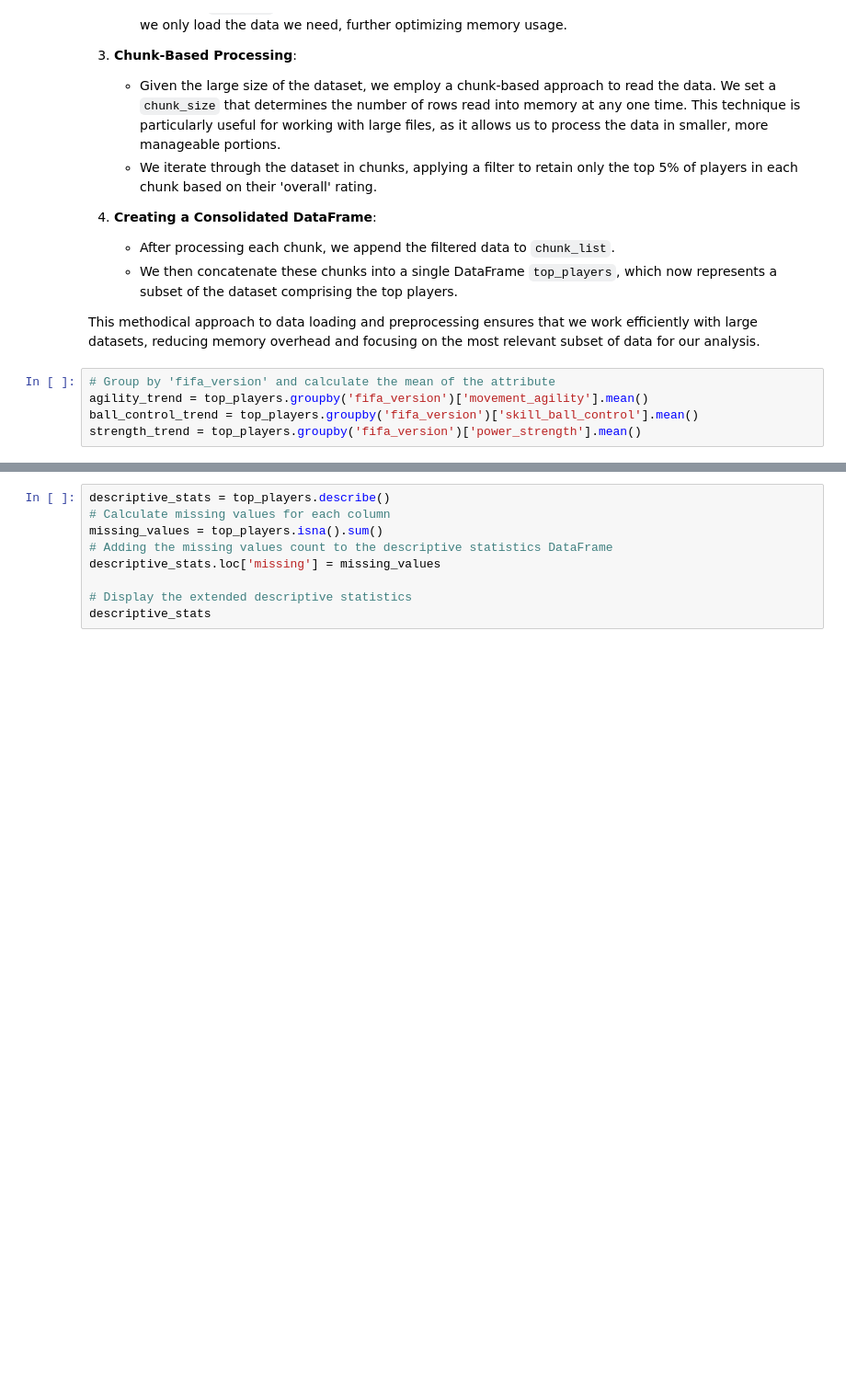
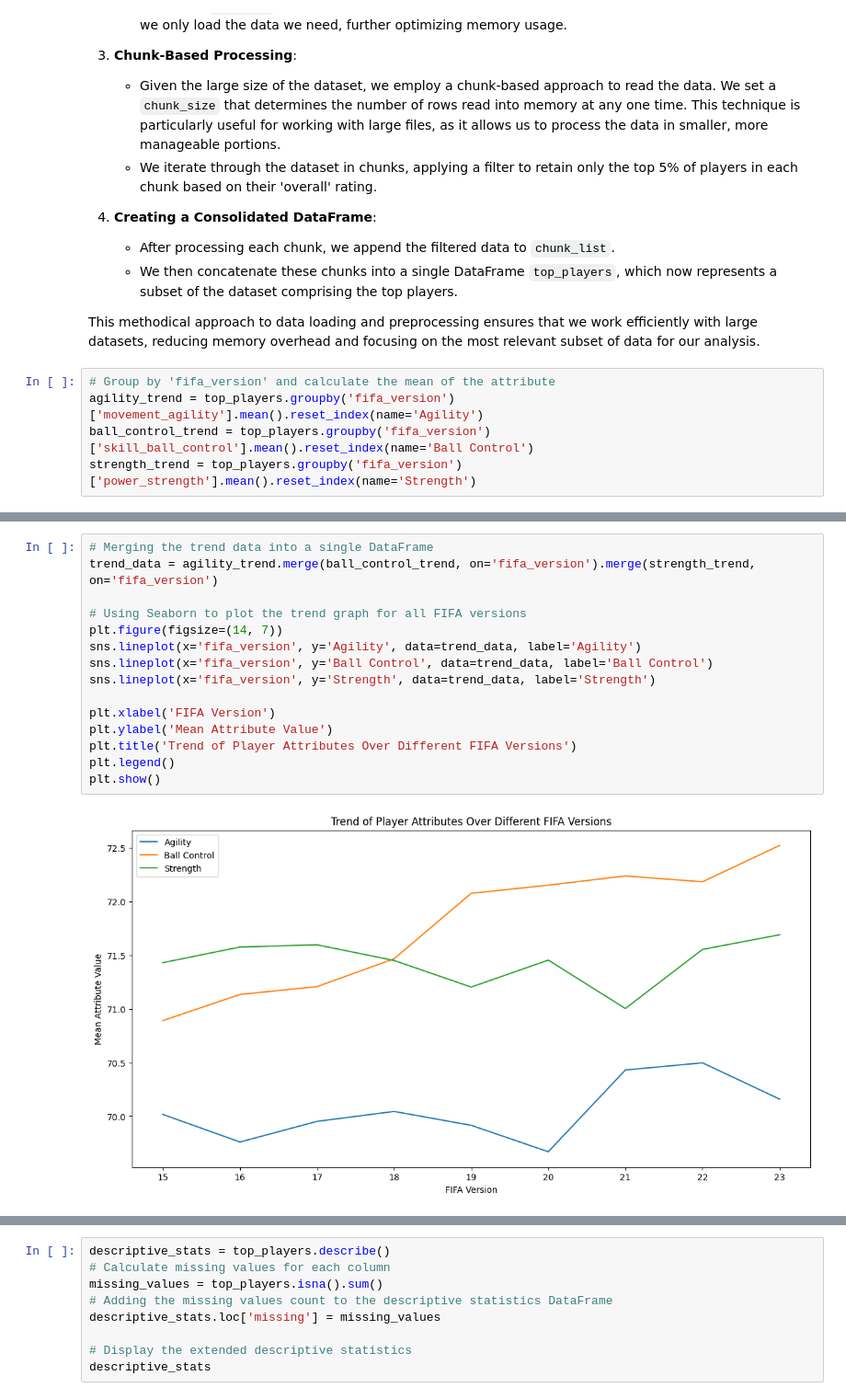
Before and after one commit to flaver12/scml, a Jupyter notebook: fifaplayer.ipynb, the cells around one changed output, grey strips where cells are left out. Shown: that part at 92% size. Cells and saved outputs as stored; diff of their text form; blank space fills up the shorter version.

```diff
--- a/fifaplayer.ipynb
+++ b/fifaplayer.ipynb
@@ -95,6 +96,6 @@ In this section of the notebook, we focus on loading and optimizing the FIFA dat
 This methodical approach to data loading and preprocessing ensures that we work efficiently with large datasets, reducing memory overhead and focusing on the most relevant subset of data for our analysis.
 # %%
 # Group by 'fifa_version' and calculate the mean of the attribute
-agility_trend = top_players.groupby('fifa_version')['movement_agility'].mean()
-ball_control_trend = top_players.groupby('fifa_version')['skill_ball_control'].mean()
-strength_trend = top_players.groupby('fifa_version')['power_strength'].mean()
+agility_trend = top_players.groupby('fifa_version')['movement_agility'].mean().reset_index(name='Agility')
+ball_control_trend = top_players.groupby('fifa_version')['skill_ball_control'].mean().reset_index(name='Ball Control')
+strength_trend = top_players.groupby('fifa_version')['power_strength'].mean().reset_index(name='Strength')
@@ -160,0 +143,17 @@ This enhanced interpretation, guided by the visual evidence from the pairplot, p
+# %%
+# Merging the trend data into a single DataFrame
+trend_data = agility_trend.merge(ball_control_trend, on='fifa_version').merge(strength_trend, on='fifa_version')
+
+# Using Seaborn to plot the trend graph for all FIFA versions
+plt.figure(figsize=(14, 7))
+sns.lineplot(x='fifa_version', y='Agility', data=trend_data, label='Agility')
+sns.lineplot(x='fifa_version', y='Ball Control', data=trend_data, label='Ball Control')
+sns.lineplot(x='fifa_version', y='Strength', data=trend_data, label='Strength')
+
+plt.xlabel('FIFA Version')
+plt.ylabel('Mean Attribute Value')
+plt.title('Trend of Player Attributes Over Different FIFA Versions')
+plt.legend()
+plt.show()
+# %% [output]
+[figure, added]
```
Also changed, not shown: parts of 12 cells of this notebook, 1 other file.
